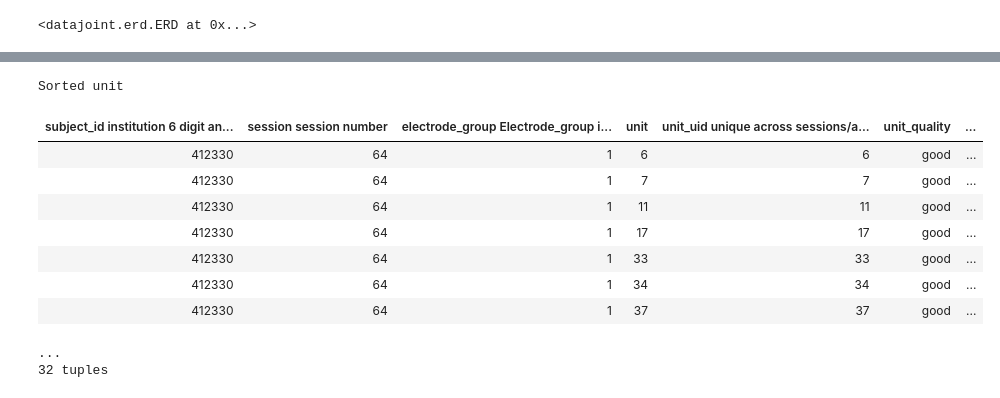
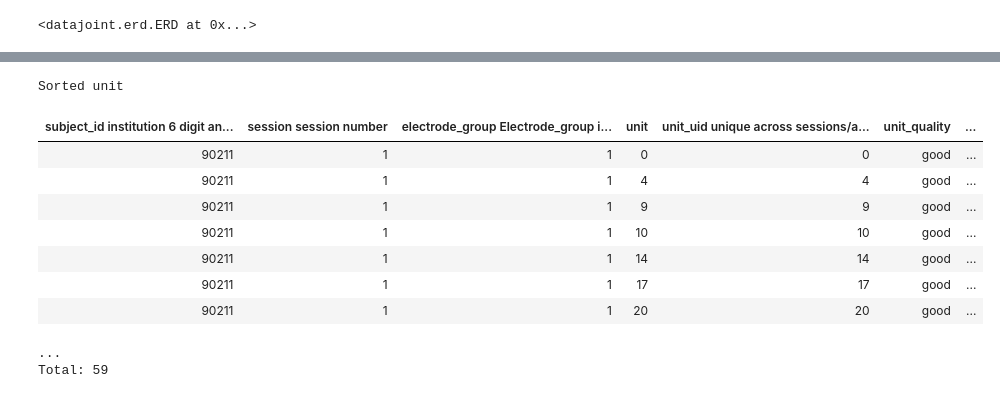
Before and after one commit to mesoscale-activity-map/map-ephys, a Jupyter notebook: notebook/new_psth.ipynb, the cells around one changed output, grey strips where cells are left out. Cells and saved outputs as stored; diff of their text form; code cells hidden in the pictures.

```diff
--- a/notebook/new_psth.ipynb
+++ b/notebook/new_psth.ipynb
@@ -55,0 +25,2 @@ unit=ephys.Unit()
+# %%
+sess_key = {'subject_id': 90211, 'session': 1, 'electrode_group': 1}
@@ -56,15 +53,14 @@ unit=ephys.Unit()
 # %%
-goodUnits=(unit & sess_key & {'unit_quality': 'good'})
-goodUnits
+ephys.Unit() & dict(sess_key, unit_quality='good')
 # %% [output]
 Sorted unit
 | subject_id institution 6 digit an... | session session number | electrode_group Electrode_group i... | unit | unit_uid unique across sessions/a... | unit_quality | ... |
-| 412330 | 64 | 1 | 6 | 6 | good | ... |
-| 412330 | 64 | 1 | 7 | 7 | good | ... |
-| 412330 | 64 | 1 | 11 | 11 | good | ... |
-| 412330 | 64 | 1 | 17 | 17 | good | ... |
-| 412330 | 64 | 1 | 33 | 33 | good | ... |
-| 412330 | 64 | 1 | 34 | 34 | good | ... |
-| 412330 | 64 | 1 | 37 | 37 | good | ... |
+| 90211 | 1 | 1 | 0 | 0 | good | ... |
+| 90211 | 1 | 1 | 4 | 4 | good | ... |
+| 90211 | 1 | 1 | 9 | 9 | good | ... |
+| 90211 | 1 | 1 | 10 | 10 | good | ... |
+| 90211 | 1 | 1 | 14 | 14 | good | ... |
+| 90211 | 1 | 1 | 17 | 17 | good | ... |
+| 90211 | 1 | 1 | 20 | 20 | good | ... |
 ...
-32 tuples
+Total: 59
```
Also changed, not shown: parts of 12 cells of this notebook.
